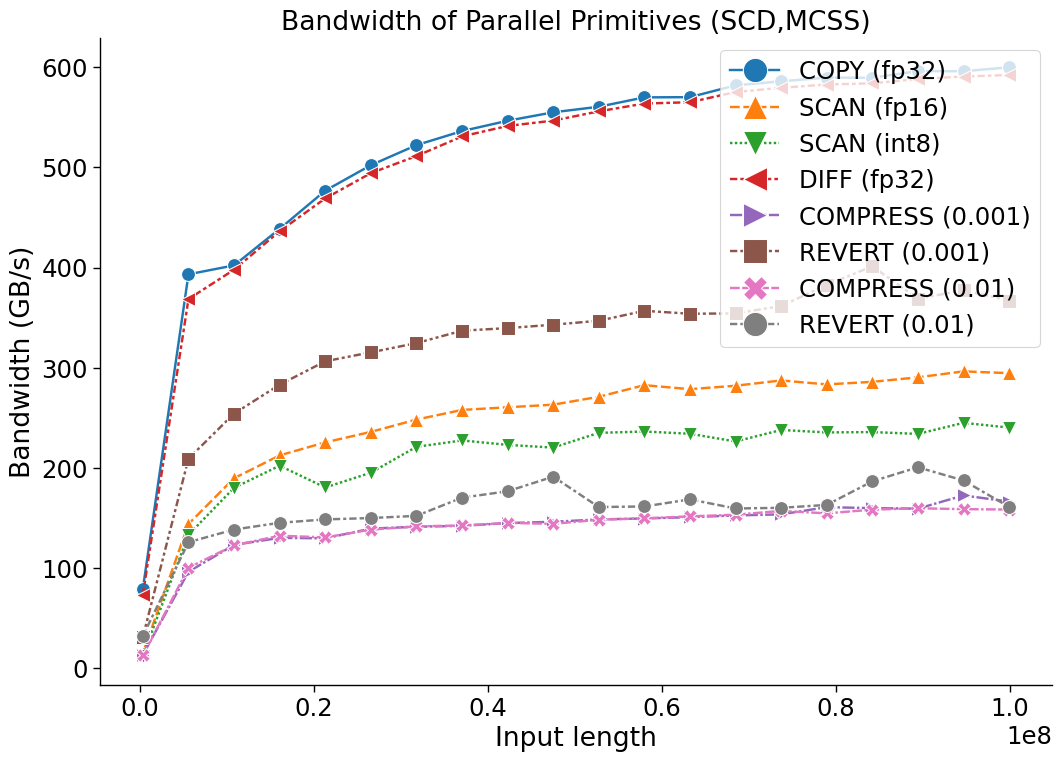
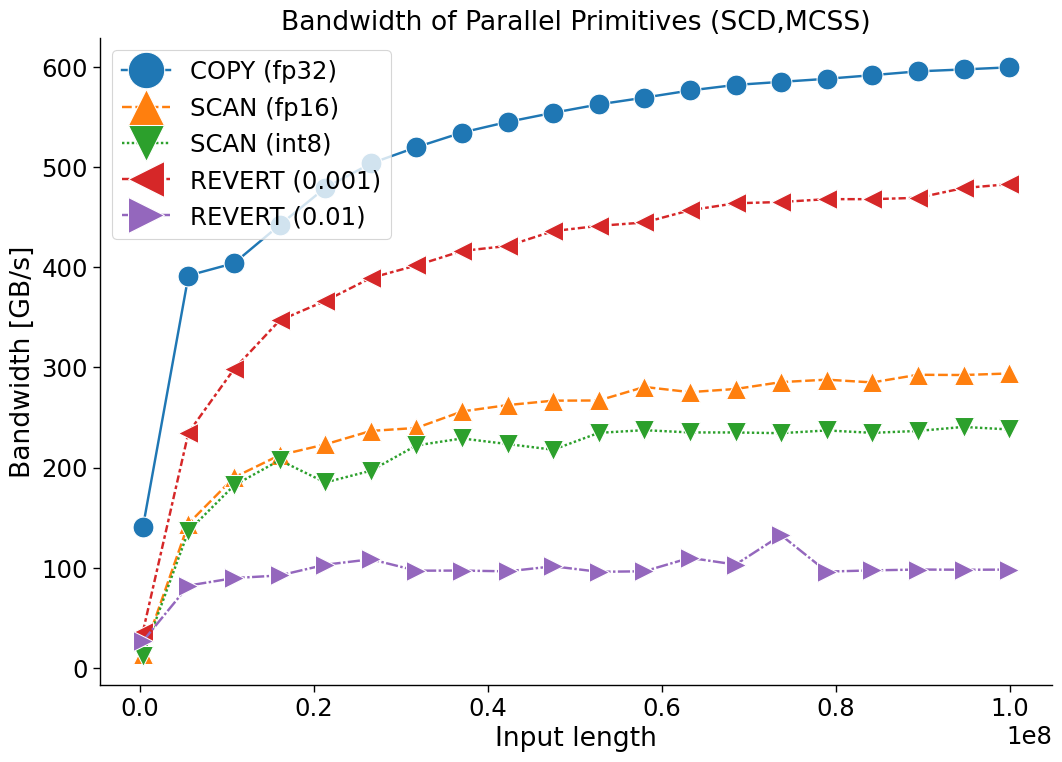
Unified diff of the notebook cell whose output changed from the first chart to the second:
--- before
+++ after
@@ -2,5 +2,5 @@
 
 
-_SNS_PARAMS = {"hue":'operator', "style":'operator', "markers":_MARKERS, "markersize": 10, "dashes":True}
+_SNS_PARAMS = {"hue":'operator', "style":'operator', "markers":_MARKERS, "markersize": 15, "dashes":True}
 
 ax = sns.lineplot(data=df, x='size', y='bandwidth_gbps', **_SNS_PARAMS)
@@ -8,12 +8,11 @@
 ax.set_title(f"Bandwidth of Parallel Primitives (SCD,MCSS)")
 ax.set_xlabel("Input length")
-ax.set_ylabel("Bandwidth (GB/s)")
+ax.set_ylabel("Bandwidth [GB/s]")
 sns.despine(right = True)
-plt.legend(loc="upper right", markerscale=_LEGEND_MARKER_SCALE)
-plt.tight_layout()
+plt.legend(loc="upper left", markerscale=_LEGEND_MARKER_SCALE)
 plt.tight_layout()
 
 fig = ax.get_figure()
-fig.savefig(f"bw_mc_seg_ops.pdf")
+fig.savefig(f"bw_mc_seg_ops.pdf", bbox_inches='tight')
 fig.savefig(f"bw_mc_seg_ops.png")
 plt.show()

Commit: (revert) other configuration proposal